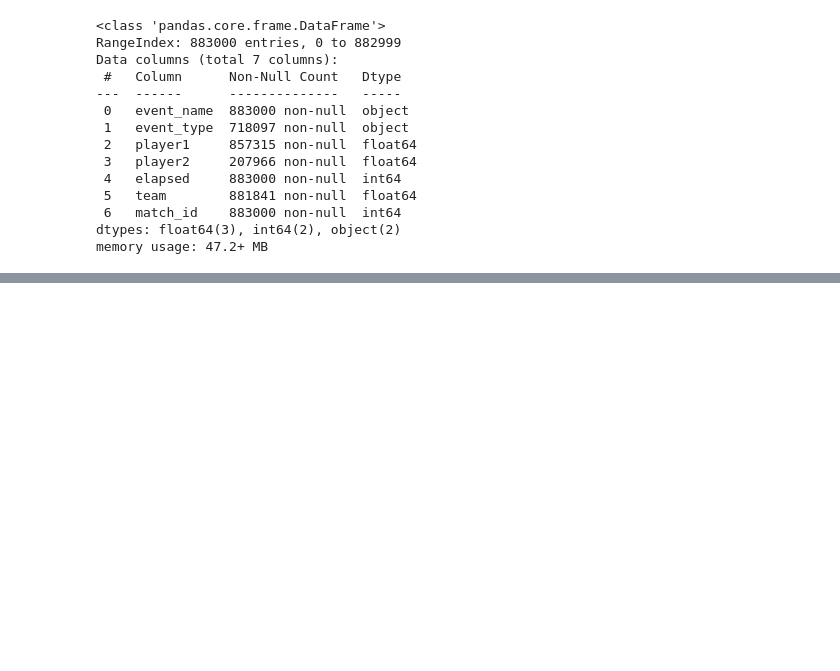
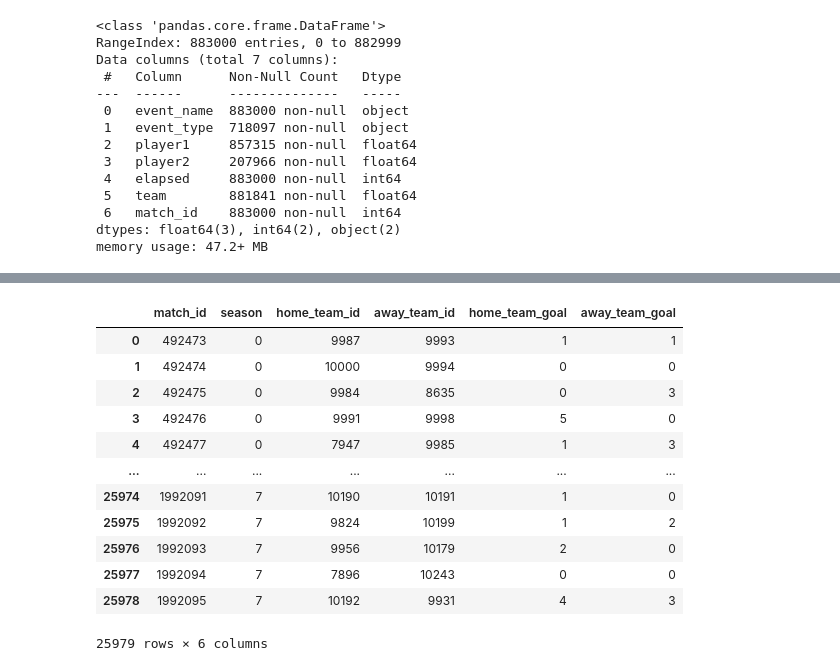
Before and after one commit to TFS32/PIT_II_CruzeiroDoSul, a Jupyter notebook: source_data.ipynb, the cells around one changed output, grey strips where cells are left out. Saved outputs shown, nothing was run; the diff lists cells and outputs as text; code cells hidden in the pictures; blank space fills up the shorter version.

Commit message:
create new tables to split information due to relationships

```diff
--- a/source_data.ipynb
+++ b/source_data.ipynb
@@ -742,0 +747,4 @@ match_event.to_csv('match_event.csv')
+# %%
+# Primeira tabela será o desmembramento da temporada
+season = match['season']
+season
@@ -742,0 +764,4 @@ match_event.to_csv('match_event.csv')
+# %%
+# Eliminar os duplicados e manter somente as 8 temporadas que existem nos dados
+season = season.drop_duplicates(keep='first')
+season
@@ -742,0 +778,3 @@ match_event.to_csv('match_event.csv')
+# %%
+# Usar o metodo reset para reiniciar o index
+season = season.reset_index(drop=True)
@@ -742,0 +793,21 @@ match_event.to_csv('match_event.csv')
+# %%
+# Vincular a temporada ao index da tabela
+indexing = dict(zip(season, season.index))
+# %%
+# Utilizar o index da tablea season para substituir os valores na coluna pelo id
+match['season'] = match['season'].map(indexing)
+match
+# %% [output]
+|  | match_id | season | home_team_id | away_team_id | home_team_goal | away_team_goal |
+| 0 | 492473 | 0 | 9987 | 9993 | 1 | 1 |
+| 1 | 492474 | 0 | 10000 | 9994 | 0 | 0 |
+| 2 | 492475 | 0 | 9984 | 8635 | 0 | 3 |
+| 3 | 492476 | 0 | 9991 | 9998 | 5 | 0 |
+| 4 | 492477 | 0 | 7947 | 9985 | 1 | 3 |
+| ... | ... | ... | ... | ... | ... | ... |
+| 25974 | 1992091 | 7 | 10190 | 10191 | 1 | 0 |
+| 25975 | 1992092 | 7 | 9824 | 10199 | 1 | 2 |
+| 25976 | 1992093 | 7 | 9956 | 10179 | 2 | 0 |
+| 25977 | 1992094 | 7 | 7896 | 10243 | 0 | 0 |
+| 25978 | 1992095 | 7 | 10192 | 9931 | 4 | 3 |
+25979 rows × 6 columns
```
Also changed, not shown: parts of 15 cells of this notebook, 4 other files.
